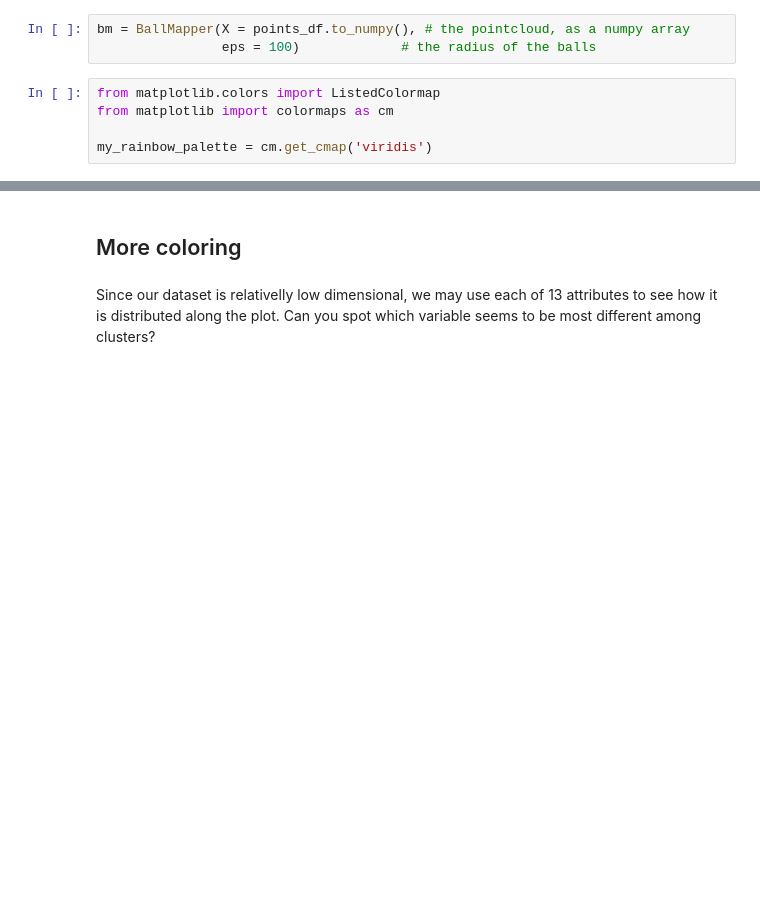
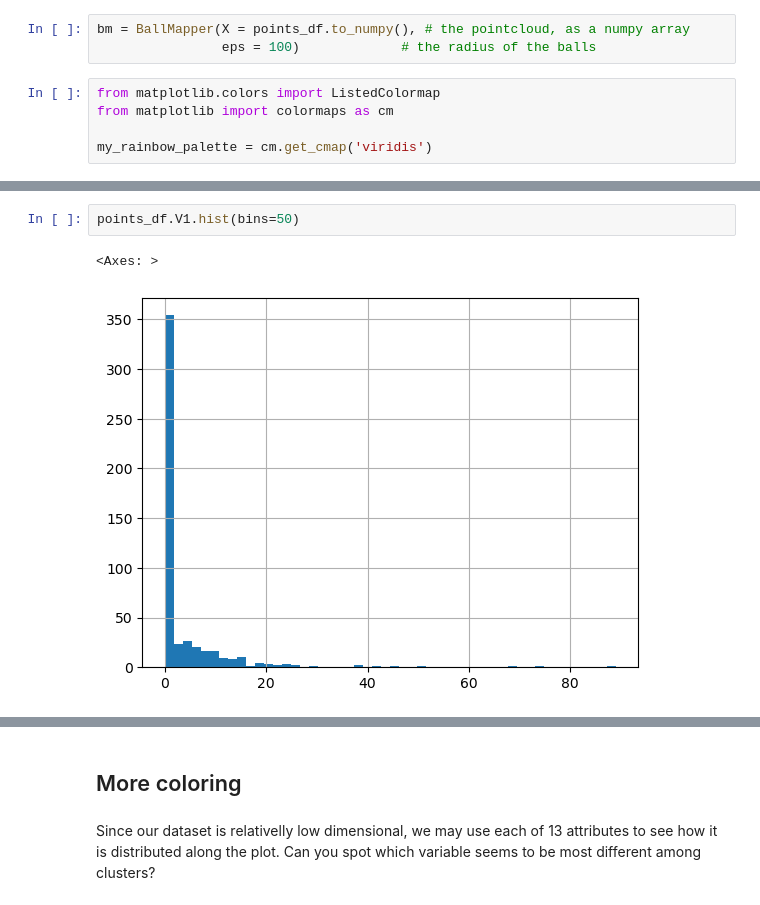
Before and after one commit to dioscuri-tda/pyBallMapper, a Jupyter notebook: notebooks/example_2_boston_property.ipynb, the cells around one changed output, grey strips where cells are left out. Cells and saved outputs as stored; diff of their text form; blank space fills up the shorter version.

```diff
--- a/notebooks/example_2_boston_property.ipynb
+++ b/notebooks/example_2_boston_property.ipynb
@@ -60 +84,6 @@ my_rainbow_palette = cm.get_cmap('viridis')
+# %%
+points_df.V1.hist(bins=50)
+# %% [output]
+<Axes: >
+[figure, added]
 # %%
```
Also changed, not shown: parts of 6 cells of this notebook, 13 other files.
